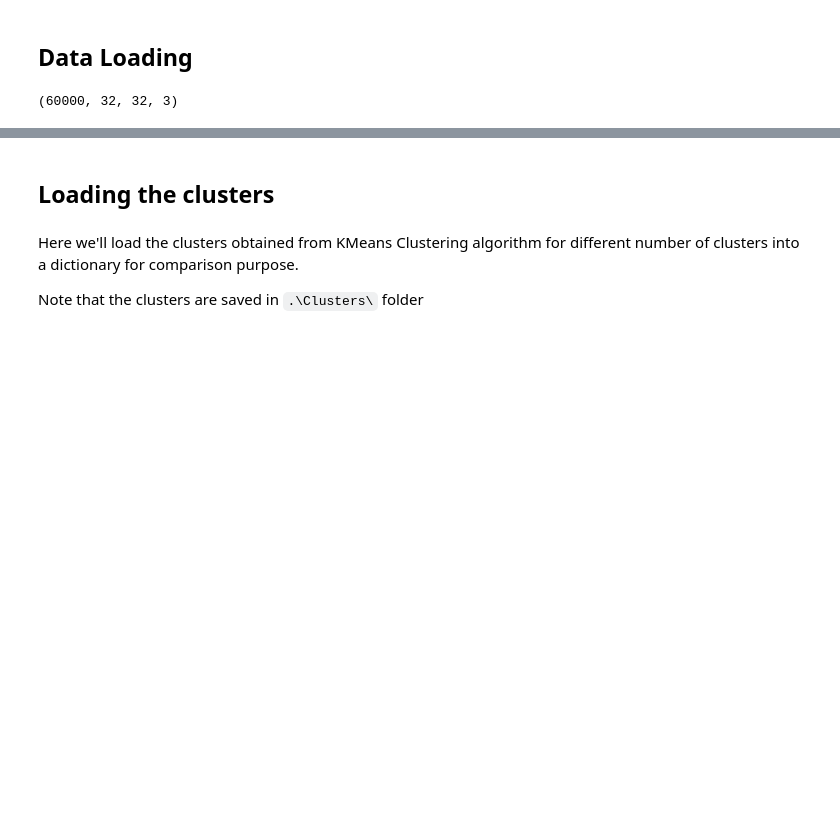
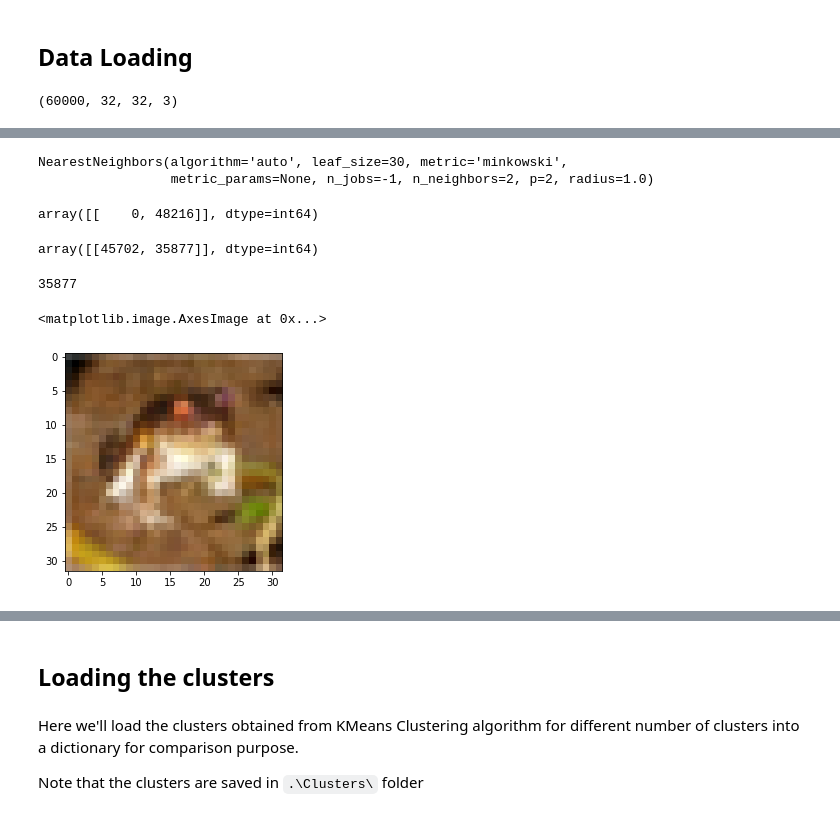
Before and after one commit to NguyenHai7120/Project4A-Optim-Stockage, a Jupyter notebook: CIFAR10Compression.ipynb, the cells around one changed output, grey strips where cells are left out. Cells and saved outputs as stored; diff of their text form; code cells hidden in the pictures; blank space fills up the shorter version.

Commit message:
K nearest

```diff
--- a/CIFAR10Compression.ipynb
+++ b/CIFAR10Compression.ipynb
@@ -33,0 +44,24 @@ X.shape
+# %%
+NN = NearestNeighbors(n_neighbors = 2, n_jobs = -1, p = 2)
+NN.fit(X_fatten)
+# %% [output]
+NearestNeighbors(algorithm='auto', leaf_size=30, metric='minkowski',
+                 metric_params=None, n_jobs=-1, n_neighbors=2, p=2, radius=1.0)
+# %%
+NN.kneighbors(X_fatten[0:1,], n_neighbors = 2, return_distance = False)
+# %% [output]
+array([[    0, 48216]], dtype=int64)
+# %%
+y = NN.kneighbors(X_fatten[45702:45703,], n_neighbors = 2, return_distance = False)
+y
+# %% [output]
+array([[45702, 35877]], dtype=int64)
+# %%
+y[0][1]
+# %% [output]
+35877
+# %%
+plt.imshow(X[0].astype('uint8'))
+# %% [output]
+<matplotlib.image.AxesImage at 0x...>
+[figure, added]
```
Also changed, not shown: parts of 13 cells of this notebook, 5 other files.
